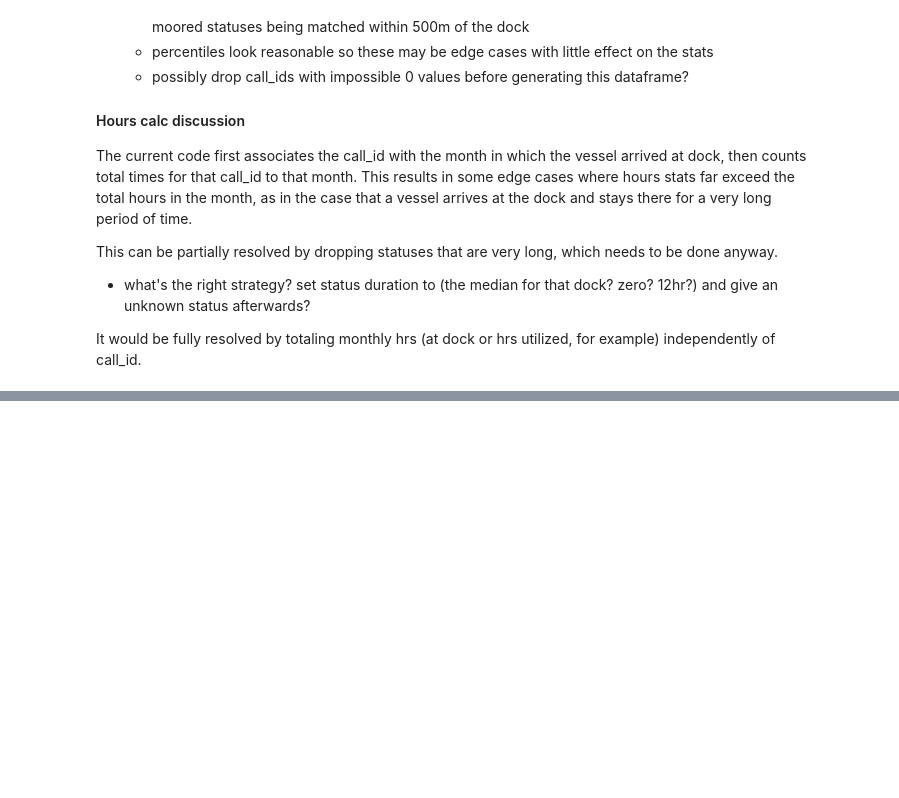
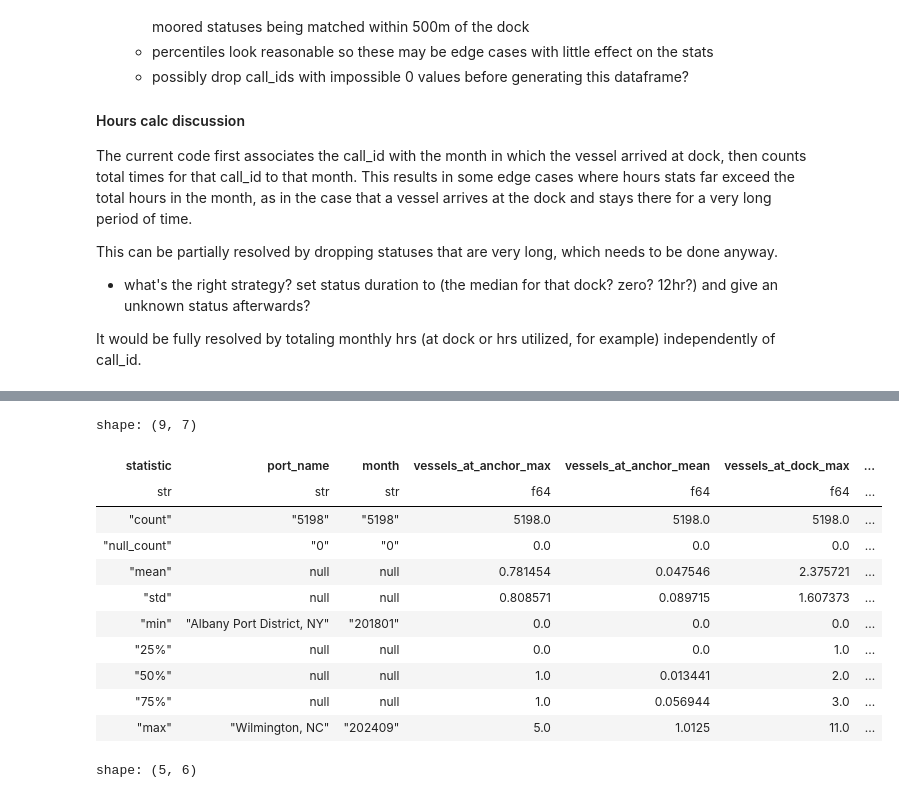
Before and after one commit to epistemetrica/Port-Performance-Project, a Jupyter notebook: port_stats.ipynb, the cells around one changed output, grey strips where cells are left out. Saved outputs shown, nothing was run; the diff lists cells and outputs as text; code cells hidden in the pictures; blank space fills up the shorter version.

```diff
--- a/port_stats.ipynb
+++ b/port_stats.ipynb
@@ -308,7 +411,10 @@ annual_df.head()
 #create point in time (pit) df to join stats to
 pit_df = (
     lf
-    .with_columns(date = pl.col('time').dt.date())
+    .with_columns(
+        date = pl.col('time').dt.date(),
+        month = pl.col('time').dt.strftime('%Y%m')
+    )
     .select('port_name', 'dock_id', 'month', 'date')
     .unique().collect()
 )
@@ -321,10 +427,11 @@ for hour in range(0, 24):
         lf
         .with_columns(
             #get end of status time
-            end_time = (pl.col('time') +
-                        pl.duration(minutes=pl.col('status_duration'))),
+            end_time = pl.col('time') + pl.col('status_duration'),
             #get date from time
-            date = pl.col('time').dt.date()
+            date = pl.col('time').dt.date(),
+            #get month from time
+            month = pl.col('time').dt.strftime('%Y%m')
         )
         #group by port dock and hour
         .group_by(['port_name', 'dock_id', 'month', 'date'])
@@ -356,7 +463,7 @@ for hour in range(0, 24):
         )
         .collect()
     )
-    #join the hour dataframe to the main dataframe
+    #join the hour dataframe to the main pit dataframe
     pit_df = (
         pit_df
         .join(hour_df,
@@ -375,7 +482,7 @@ pit_df = (
     #group by port and date
     .group_by(['port_name', 'month', 'date'])
     .agg(
-        #sum the number of vessels at dock at each hour
+        #sum the number of vessels at all docks at each hour
         cs.starts_with('vessels_at_dock_').sum(),
         #sum the number of vessels at anchor at each hour
         cs.starts_with('vessels_at_anchor_').sum()
@@ -406,17 +513,32 @@ pit_df = (
     #aggregate by month
     .group_by(['port_name', 'month'])
     .agg(
-        #get max at anchor on any date
+        #get max at anchor on any date during that month
         vessels_at_anchor_max = pl.max('vessels_at_anchor_max'),
-        #get mean at anchor on any date
+        #get mean at anchor on any date during that month
         vessels_at_anchor_mean = pl.mean('vessels_at_anchor_mean'),
-        #get max at dock on any date
+        #get max at dock on any date during that month
         vessels_at_dock_max = pl.max('vessels_at_dock_max'),
-        #get mean at dock on any date
+        #get mean at dock on any date during that month
         vessels_at_dock_mean = pl.mean('vessels_at_dock_mean'
         )
     )
 )
 # %%
 #inspect
+display(pit_df.describe())
 pit_df.head()
+# %% [output]
+shape: (9, 7)
+| statistic | port_name | month | vessels_at_anchor_max | vessels_at_anchor_mean | vessels_at_dock_max | ... |
+| str | str | str | f64 | f64 | f64 | ... |
+| "count" | "5198" | "5198" | 5198.0 | 5198.0 | 5198.0 | ... |
+| "null_count" | "0" | "0" | 0.0 | 0.0 | 0.0 | ... |
+| "mean" | null | null | 0.781454 | 0.047546 | 2.375721 | ... |
+| "std" | null | null | 0.808571 | 0.089715 | 1.607373 | ... |
+| "min" | "Albany Port District, NY" | "201801" | 0.0 | 0.0 | 0.0 | ... |
+| "25%" | null | null | 0.0 | 0.0 | 1.0 | ... |
+| "50%" | null | null | 1.0 | 0.013441 | 2.0 | ... |
+| "75%" | null | null | 1.0 | 0.056944 | 3.0 | ... |
+| "max" | "Wilmington, NC" | "202409" | 5.0 | 1.0125 | 11.0 | ... |
+shape: (5, 6)
```
Also changed, not shown: parts of 11 cells of this notebook.
